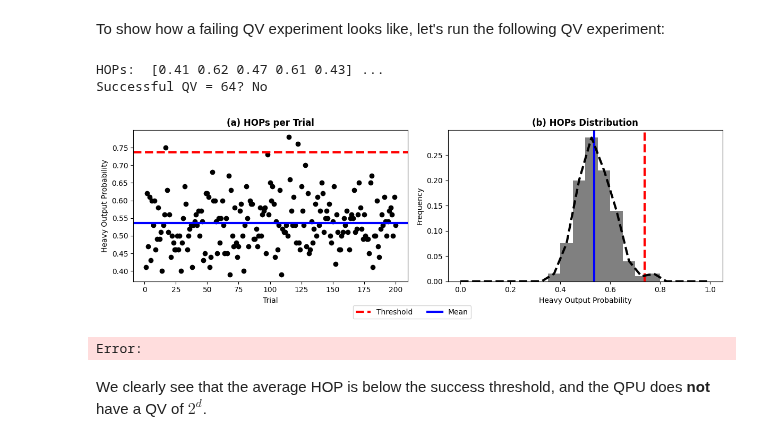
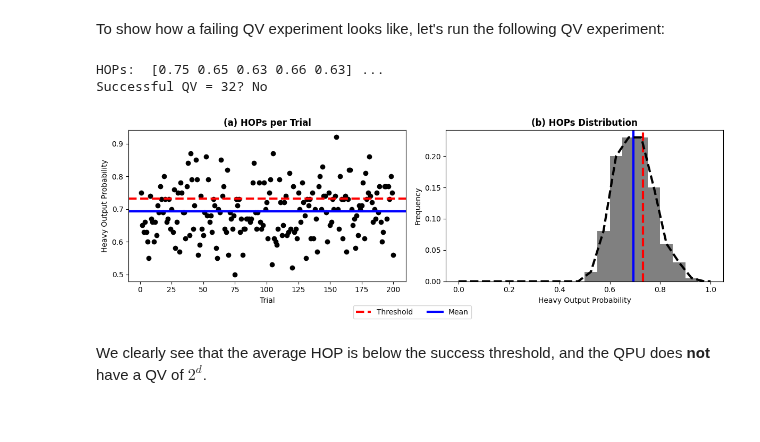
Before and after one commit to nathanieltornow/rand_bench, a Jupyter notebook: 02_quantum_volume.ipynb, the cells around one changed output. Cells and saved outputs as stored; diff of their text form; code cells hidden in the pictures.

```diff
--- a/02_quantum_volume.ipynb
+++ b/02_quantum_volume.ipynb
@@ -59,16 +59,15 @@ To obtain a confidence interval of $97.5\%$, we need to check whether $p_{mean}
 
 Let's look at an example of running actual QV circuits and checking whether the QPU has a QV of $2^d$.
 # %%
-from qiskit.providers.fake_provider import FakeHanoiV2
-from qiskit_aer import AerSimulator
+from qiskit.providers.fake_provider import FakeKolkataV2
 from rb.quantum_volume import run_qv_experiment, is_successful
 
 
-hanoi_qpu = FakeHanoiV2()
+kolkata_qpu = FakeKolkataV2()
 d = 4
 
 # let's run 200 trials of a QV circuits with d qubits
-hops = run_qv_experiment(hanoi_qpu, num_qubits=d, num_trials=200)
+hops = run_qv_experiment(kolkata_qpu, num_qubits=d, num_trials=200)
 print("HOPs: ", hops[:5], "...")
 
 # We can check if the noisy probabilities are confident in the heavy output generation problem.
@@ -93,23 +92,22 @@ A QV experiment is considered *successful* if the average HOP (blue) is greater
 # %% [markdown]
 To show how a failing QV experiment looks like, let's run the following QV experiment:
 # %%
-d = 6
+d = 5
 
 # let's run 200 trials of a QV circuits with d qubits
-hops = run_qv_experiment(noisy_qpu, num_qubits=d, num_trials=200)
+hops = run_qv_experiment(kolkata_qpu, num_qubits=d, num_trials=200)
 print("HOPs: ", hops[:5], "...")
 
 # We can check if the noisy probabilities are confident in the heavy output generation problem.
 success = is_successful(hops)
 print(f"Successful QV = {2**d}?", "Yes" if success else "No")
 
 fig = plot_qv_experiment(hops)
 fig;
 # %% [output]
-HOPs:  [0.41 0.62 0.47 0.61 0.43] ...
-Successful QV = 64? No
+HOPs:  [0.75 0.65 0.63 0.66 0.63] ...
+Successful QV = 32? No
-[figure, old version]
+[figure, new version]
-Error:
 # %% [markdown]
 We clearly see that the average HOP is below the success threshold, and the QPU does **not** have a QV of $2^d$.
 # %% [markdown]
```
Also changed, not shown: parts of 8 cells of this notebook, 4 other files.
